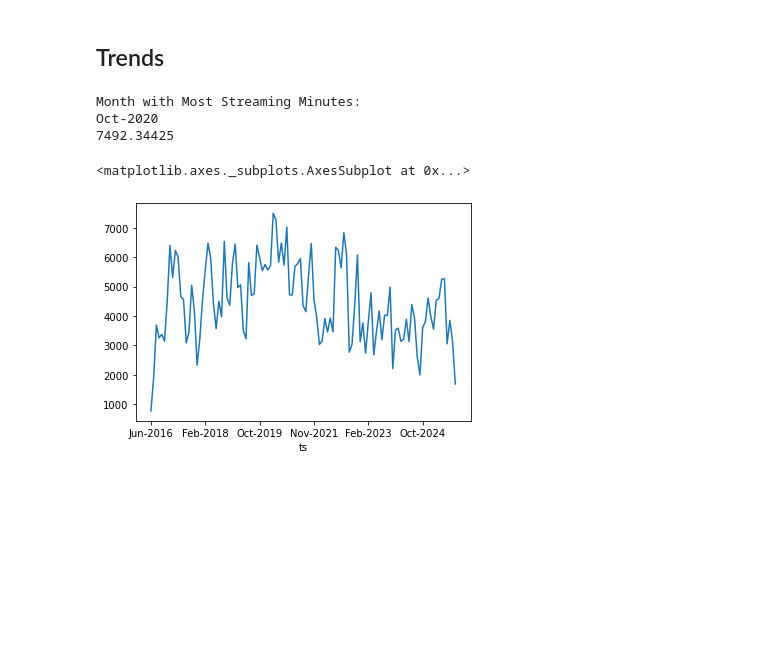
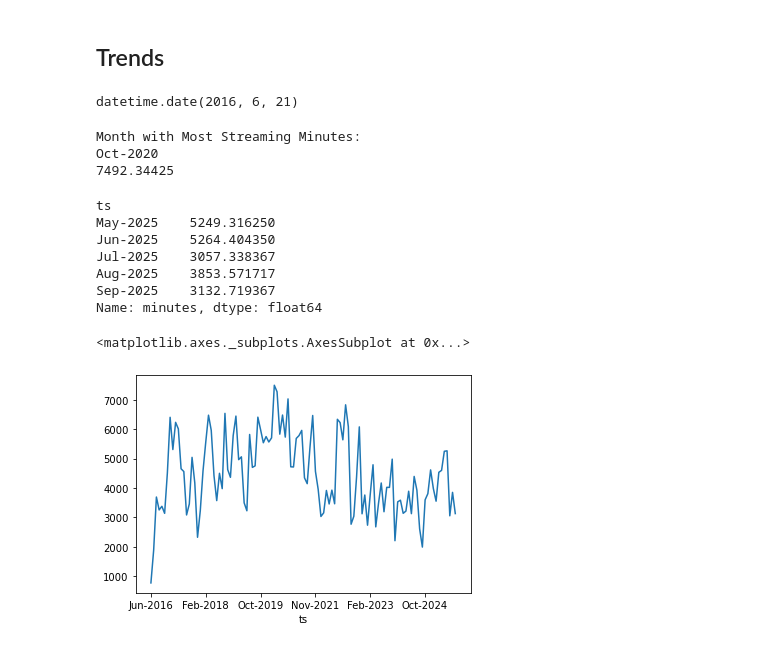
Before and after one commit to charlotte-verity/My-Spotify-Analysis, a Jupyter notebook: spotify_analysis.ipynb, the cells around one changed output. Cells and saved outputs as stored; diff of their text form; code cells hidden in the pictures; blank space fills up the shorter version.

Commit message:
streaming minutes graph 2

```diff
--- a/spotify_analysis.ipynb
+++ b/spotify_analysis.ipynb
@@ -179,15 +179,30 @@ Longest played artists:
 | 2368 | Hozier | 10525.943483 |
 # %% [markdown]
 ## Trends
+# %%
+audio_monthly = audio_all_df[audio_all_df["stream_date"]<pd.to_datetime("2025-10-01").date()]
+audio_monthly = audio_monthly[audio_monthly["stream_date"]>=pd.to_datetime("2016-7-01").date()]
+# %%
+audio_monthly["stream_date"].min()
+# %% [output]
+datetime.date(2016, 6, 21)
 # %%
-monthly_sum = audio_all_df.groupby(pd.to_datetime(audio_all_df['ts']).dt.strftime('%b-%Y'), sort=False)['minutes'].sum()
+monthly_sum = audio_monthly.groupby(pd.to_datetime(audio_monthly['ts']).dt.strftime('%b-%Y'), sort=False)['minutes'].sum()
 print("Month with Most Streaming Minutes: ")
 print((monthly_sum).idxmax())
 print(max(monthly_sum))
+display(monthly_sum[-5:])
 monthly_sum.plot()
 # %% [output]
 Month with Most Streaming Minutes:
 Oct-2020
 7492.34425
-<matplotlib.axes._subplots.AxesSubplot at 0x...>
+ts
+May-2025    5249.316250
+Jun-2025    5264.404350
+Jul-2025    3057.338367
+Aug-2025    3853.571717
+Sep-2025    3132.719367
+Name: minutes, dtype: float64
+<matplotlib.axes._subplots.AxesSubplot at 0x...>
-[figure, old version]
+[figure, new version]
```
